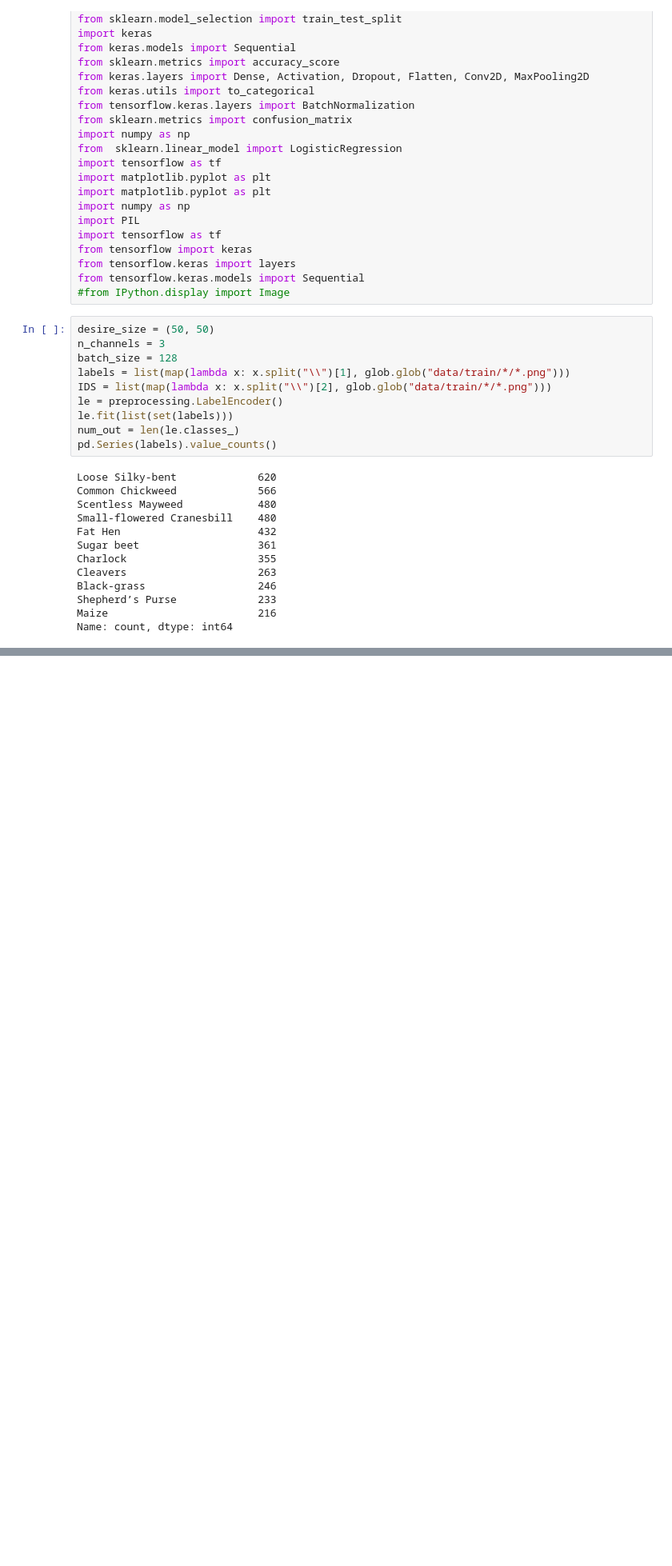
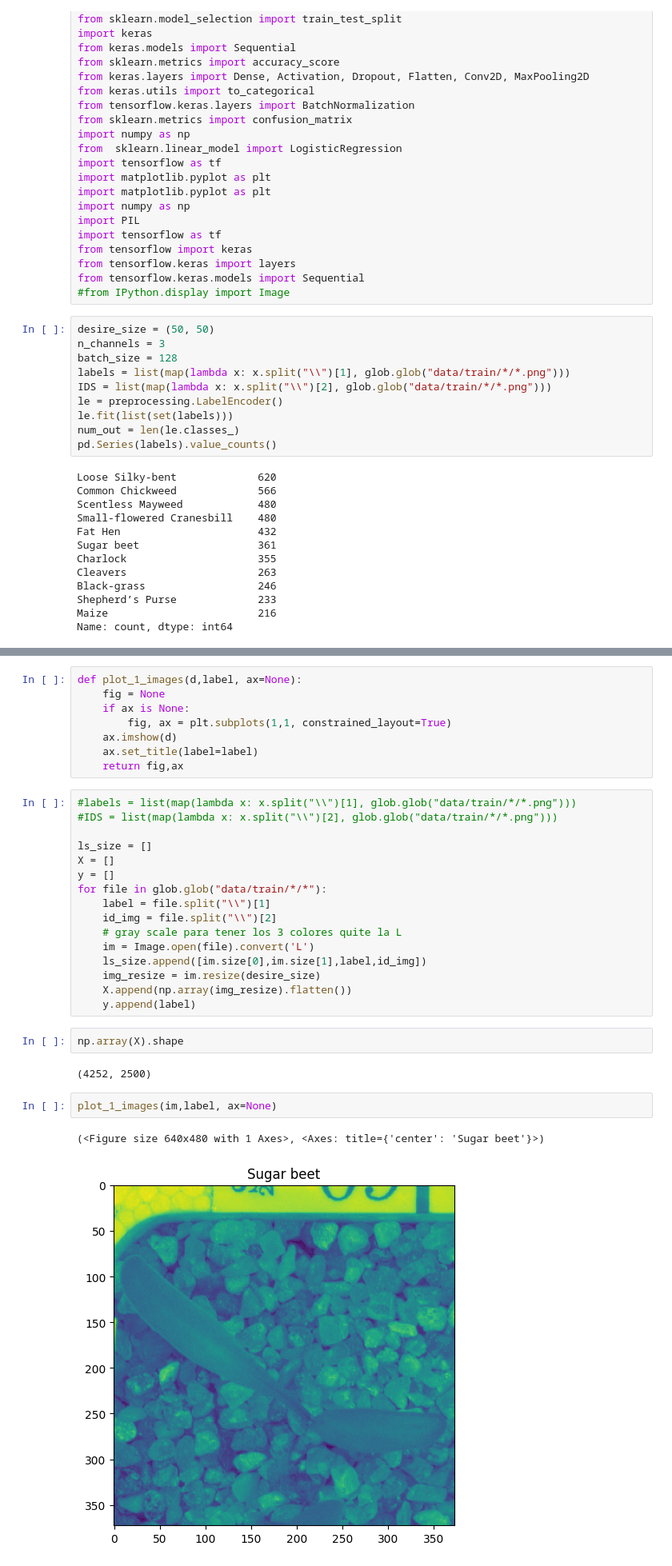
Before and after one commit to MiguelRiosT/Estadistica3_2023-2, a Jupyter notebook: Tarea3/Tarea3Modelo.ipynb, the cells around one changed output, grey strips where cells are left out. Shown at 80% size. Saved outputs shown, nothing was run; the diff lists cells and outputs as text; blank space fills up the shorter version.

```diff
--- a/Tarea3/Tarea3Modelo.ipynb
+++ b/Tarea3/Tarea3Modelo.ipynb
@@ -67,3 +62,36 @@ img_gris
 # %% [output]
 Tiene 1 canal (936, 1040)
 [figure]
+# %%
+def plot_1_images(d,label, ax=None):
+    fig = None
+    if ax is None:
+        fig, ax = plt.subplots(1,1, constrained_layout=True)
+    ax.imshow(d)
+    ax.set_title(label=label)
+    return fig,ax
+# %%
+#labels = list(map(lambda x: x.split("\\")[1], glob.glob("data/train/*/*.png")))
+#IDS = list(map(lambda x: x.split("\\")[2], glob.glob("data/train/*/*.png")))
+
+ls_size = []
+X = []
+y = []
+for file in glob.glob("data/train/*/*"):
+    label = file.split("\\")[1]
+    id_img = file.split("\\")[2]
+    # gray scale para tener los 3 colores quite la L
+    im = Image.open(file).convert('L')
+    ls_size.append([im.size[0],im.size[1],label,id_img])
+    img_resize = im.resize(desire_size)
+    X.append(np.array(img_resize).flatten())
+    y.append(label)
+# %%
+np.array(X).shape
+# %% [output]
+(4252, 2500)
+# %%
+plot_1_images(im,label, ax=None)
+# %% [output]
+(<Figure size 640x480 with 1 Axes>, <Axes: title={'center': 'Sugar beet'}>)
+[figure, added]
```
Also changed, not shown: parts of 20 cells of this notebook, 2 other files.
